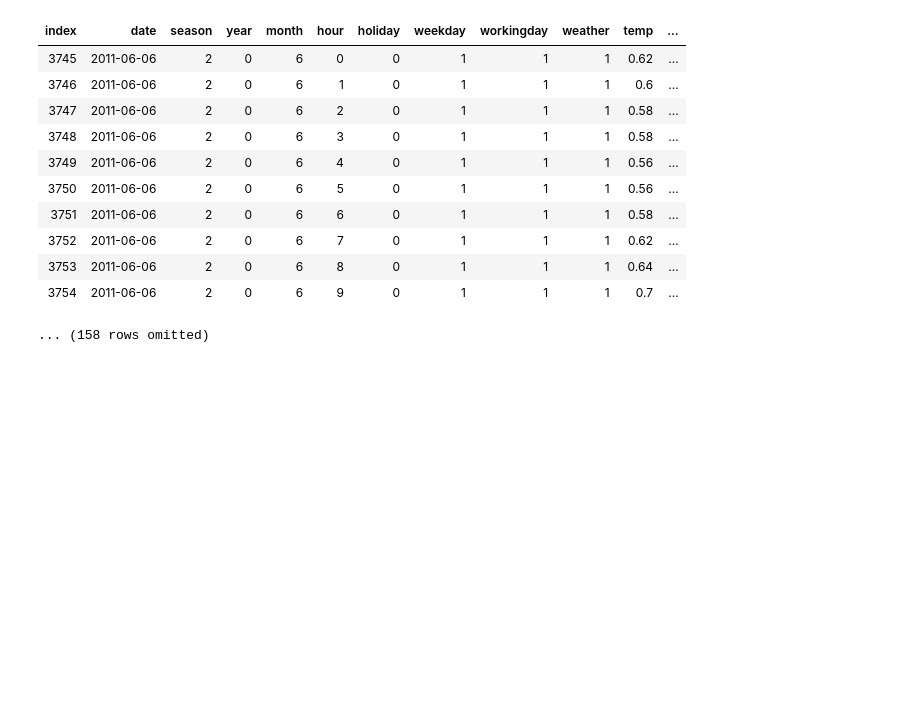
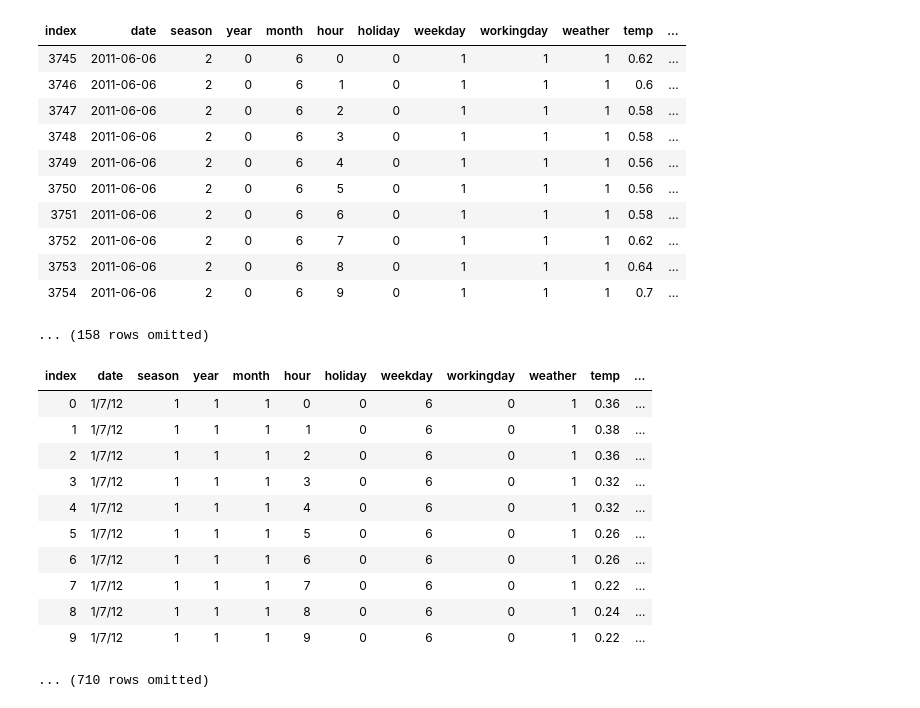
Before and after one commit to wesleyjin/smart-cities-connector, a Jupyter notebook: smartcities_f16/final/bikeshare.ipynb, the cells around one changed output. Cells and saved outputs as stored; diff of their text form; code cells hidden in the pictures; blank space fills up the shorter version.

```diff
--- a/smartcities_f16/final/bikeshare.ipynb
+++ b/smartcities_f16/final/bikeshare.ipynb
@@ -109,4 +124,19 @@ bikeShort
 ... (158 rows omitted)
 # %%
 # Reading the 2012 table
-bike2012 = Table.read_table('bikeshare_2011.csv')
+bike2012 = Table.read_table('BikePredictions_2012.csv')
+# %%
+bike2012
+# %% [output]
+| index | date | season | year | month | hour | holiday | weekday | workingday | weather | temp | ... |
+| 0 | 1/7/12 | 1 | 1 | 1 | 0 | 0 | 6 | 0 | 1 | 0.36 | ... |
+| 1 | 1/7/12 | 1 | 1 | 1 | 1 | 0 | 6 | 0 | 1 | 0.38 | ... |
+| 2 | 1/7/12 | 1 | 1 | 1 | 2 | 0 | 6 | 0 | 1 | 0.36 | ... |
+| 3 | 1/7/12 | 1 | 1 | 1 | 3 | 0 | 6 | 0 | 1 | 0.32 | ... |
+| 4 | 1/7/12 | 1 | 1 | 1 | 4 | 0 | 6 | 0 | 1 | 0.32 | ... |
+| 5 | 1/7/12 | 1 | 1 | 1 | 5 | 0 | 6 | 0 | 1 | 0.26 | ... |
+| 6 | 1/7/12 | 1 | 1 | 1 | 6 | 0 | 6 | 0 | 1 | 0.26 | ... |
+| 7 | 1/7/12 | 1 | 1 | 1 | 7 | 0 | 6 | 0 | 1 | 0.22 | ... |
+| 8 | 1/7/12 | 1 | 1 | 1 | 8 | 0 | 6 | 0 | 1 | 0.24 | ... |
+| 9 | 1/7/12 | 1 | 1 | 1 | 9 | 0 | 6 | 0 | 1 | 0.22 | ... |
+... (710 rows omitted)
```
Also changed, not shown: parts of 1 cell of this notebook.
